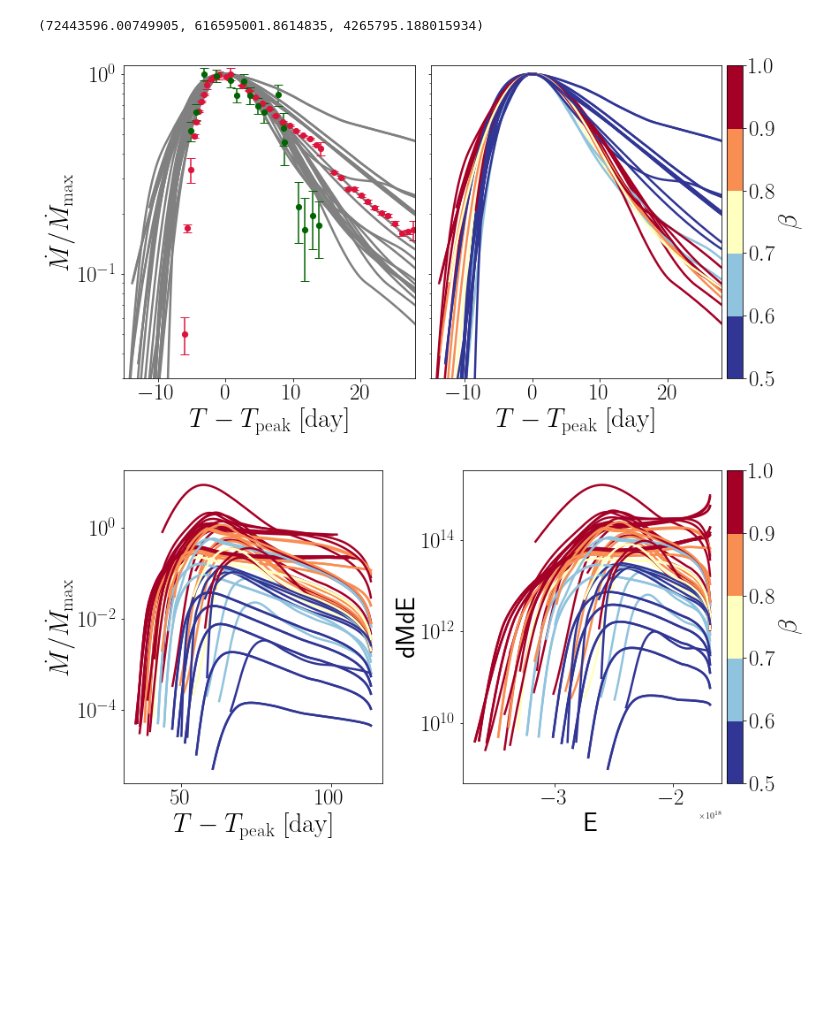
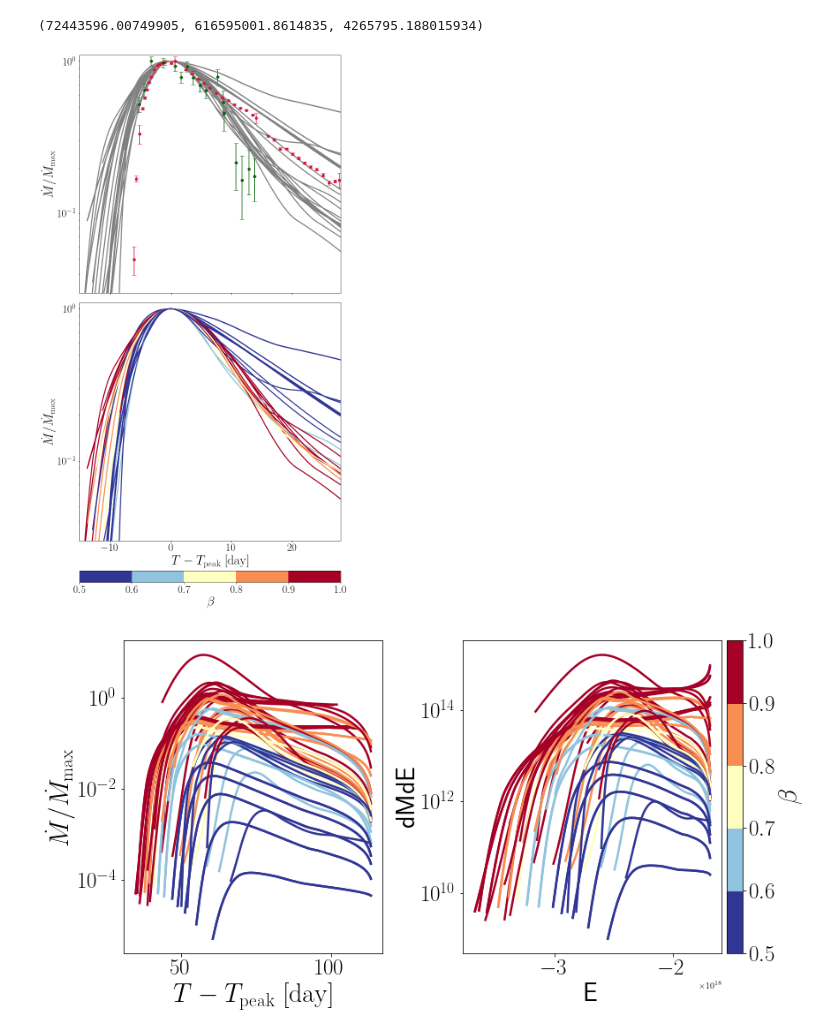
Before and after one commit to slowdivePTG/ASASSN-14ko, a Jupyter notebook: Visualization/Phase Space.ipynb, the cells around one changed output. Cells and saved outputs as stored; diff of their text form; code cells hidden in the pictures; blank space fills up the shorter version.

Commit message:
Figures updated

```diff
--- a/Visualization/Phase Space.ipynb
+++ b/Visualization/Phase Space.ipynb
@@ -248,9 +248,9 @@ ASg_tscale = (ASg[:, 0] - tpeak)# / (tpeak - ASg[0, 0]) / 2
 ASg_dmdtscale = 10**(-0.4 * (ASg[:, 1] - ASg[:, 1].min()))
 ASg_dmdterrscale = ASg_dmdtscale * (1 - 10**(-0.4 * ASg[:, 2]))
 # %%
-fig, ax = plt.subplots(1,
-                       2,
-                       figsize=(12, 6),
+fig, ax = plt.subplots(2,
+                       1,
+                       figsize=(10, 18),
                        sharey=True,
                        sharex=True,
                        constrained_layout=True)
@@ -297,37 +297,37 @@ ax[0].errorbar(TESS_tscale,
                ms=6.18,
                color='crimson',
                label='$\mathrm{TESS}$')
 
 ax[0].errorbar(ASg_tscale,
                ASg_dmdtscale,
                yerr=ASg_dmdterrscale,
                fmt='o',
                capsize=5,
                ms=6.18,
                color='darkgreen',
                label='$\mathrm{ASASSN}\ g$')
 
 sm = plt.cm.ScalarMappable(cmap=cmap,
                            norm=plt.Normalize(vmin=beta0, vmax=betac))
-cbar = plt.colorbar(sm, aspect=40, pad=0, ax=ax)
+cbar = plt.colorbar(sm, aspect=40, pad=0, ax=ax, location="bottom")
 cbar.ax.tick_params(labelsize=25)
 cbar.set_ticks(np.linspace(beta0, betac, 6))
 cbar.set_label(r'$\beta$', fontsize=30)
 
-ax[0].set_ylabel('$\dot M/\dot M_\mathrm{max}$', fontsize=30)
+ax[1].set_xlabel('$T-T_\mathrm{peak}\ [\mathrm{day}]$', fontsize=30)
 for a in ax:
-    a.set_xlabel('$T-T_\mathrm{peak}\ [\mathrm{day}]$', fontsize=30)
+    a.set_ylabel('$\dot M/\dot M_\mathrm{max}$', fontsize=30)
     a.set_xticks([-10, 0, 10, 20])
     a.tick_params(labelsize=25)
 #fig.tight_layout()
 plt.xlim(-15, 28)
 plt.ylim(3e-2, 1.1e0)
 #plt.legend(prop={'size': 25})
 #plt.xscale('log')
 plt.yscale('log')
 plt.savefig('Mdot_T_STARS.pdf', bbox_inches='tight')
 # %% [output]
-[figure, old version]
+[figure, new version]
 # %%
 fig, ax = plt.subplots(1,
                        2,
```
Also changed, not shown: parts of 7 cells of this notebook.
